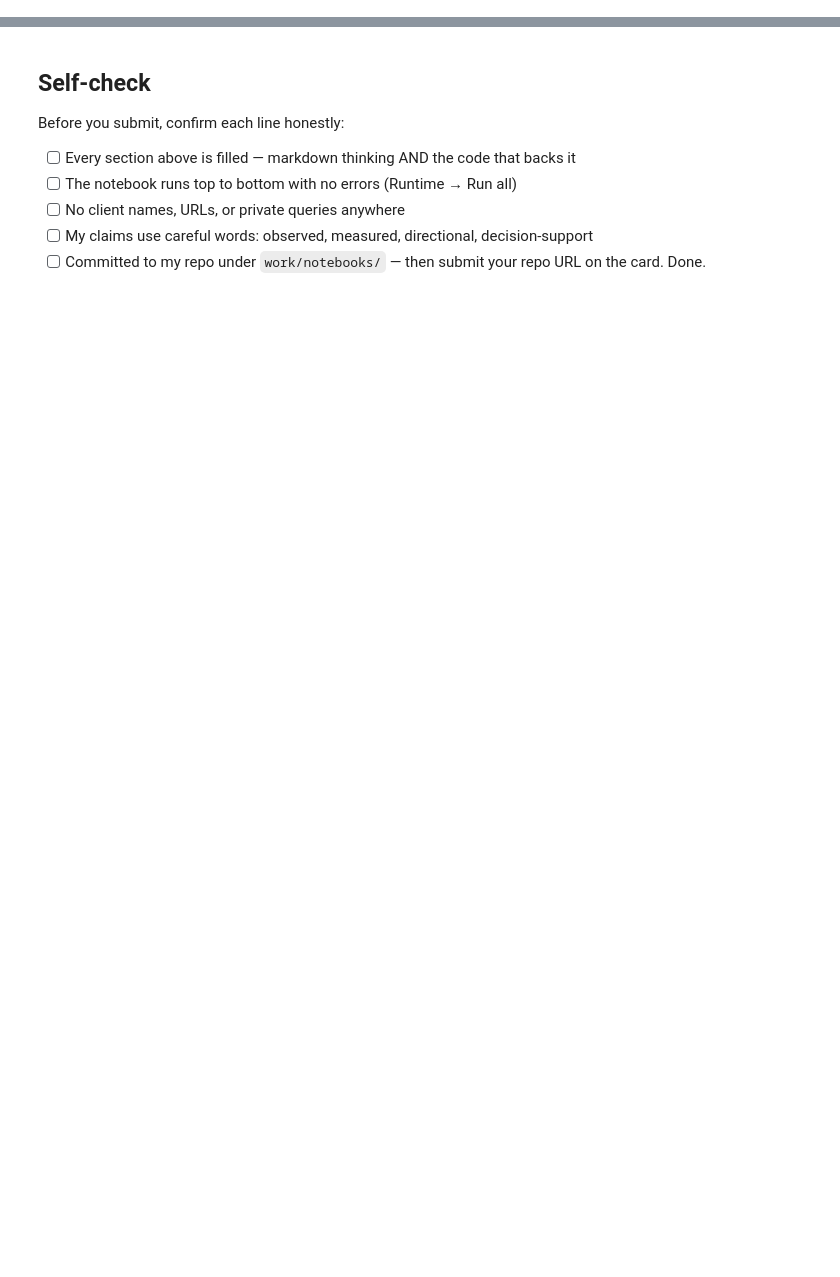
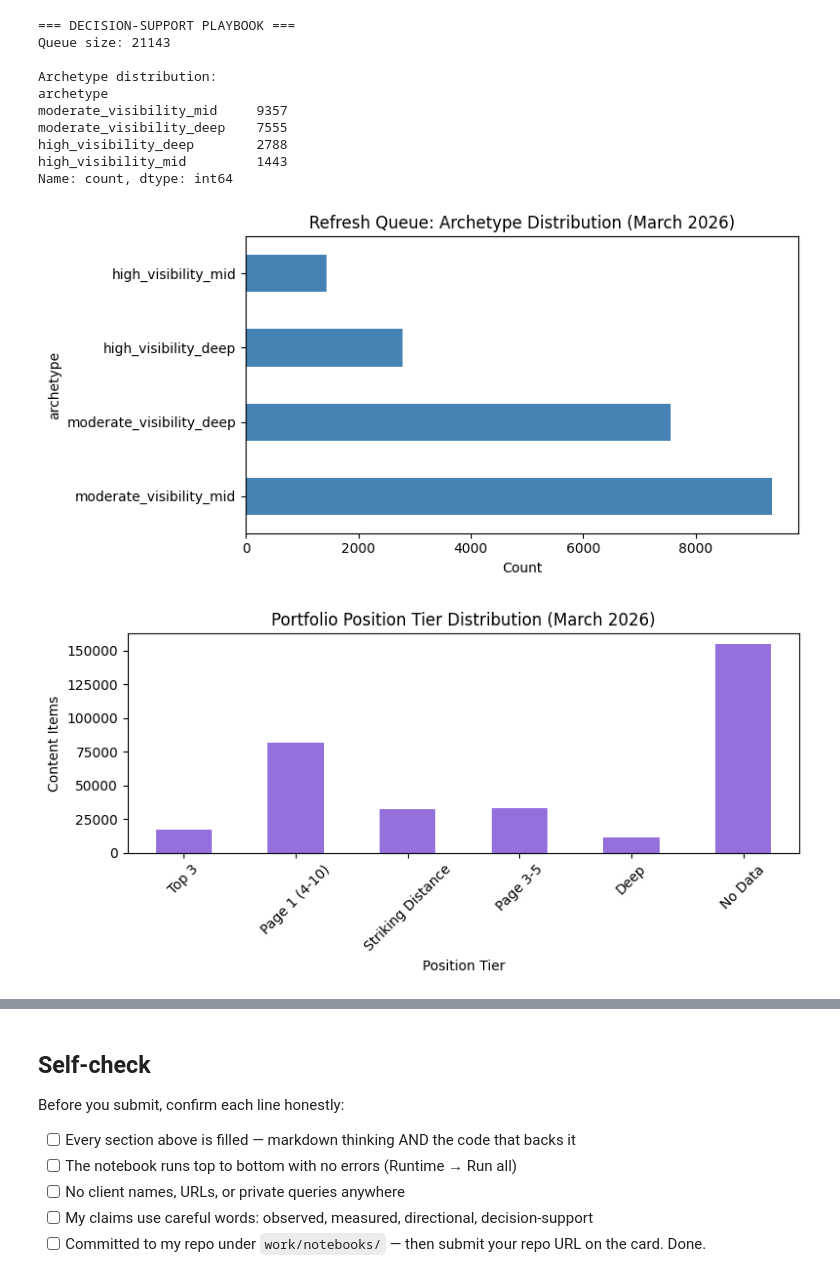
Before and after one commit to faheem-danish/internship-starter-1, a Jupyter notebook: work/notebooks/capstone.ipynb, the cells around one changed output, grey strips where cells are left out. Drawn from its saved outputs; the diff is of its cells as text; code cells hidden in the pictures; blank space fills up the shorter version.

```diff
--- a/work/notebooks/capstone.ipynb
+++ b/work/notebooks/capstone.ipynb
@@ -57,0 +673,78 @@ This skeleton is yours to fill. Work the sections **in order** — each one has
+# %%
+# This cell is for CODE (numbers, a query, a check).
+# Write your text answer in the cell ABOVE this one — typing sentences here breaks Run All.
+# Build the ranked queue
+queue = (
+    model_df[model_df["eligible"]]
+    .sort_values("baseline_score", ascending=False)
+    .reset_index(drop=True)
+)
+queue["rank"] = np.arange(1, len(queue) + 1)
+
+def assign_archetype(row):
+    imp = row["impressions"]
+    pos = row["avg_position"]
+    if imp >= 5000 and pos >= 21:
+        return "high_visibility_deep"
+    elif imp >= 5000 and pos >= 11:
+        return "high_visibility_mid"
+    elif imp >= 500 and pos >= 21:
+        return "moderate_visibility_deep"
+    elif imp >= 500 and pos >= 11:
+        return "moderate_visibility_mid"
+    else:
+        return "below_threshold"
+
+queue["archetype"] = queue.apply(assign_archetype, axis=1)
+queue["reason_code"] = "visible_position_opportunity"
+queue["action"] = "refresh_review"
+
+print("=== DECISION-SUPPORT PLAYBOOK ===")
+print("Queue size:", len(queue))
+print("\nArchetype distribution:")
+print(queue["archetype"].value_counts())
+
+# Figure: Archetype distribution
+fig, ax = plt.subplots(figsize=(8, 4))
+queue["archetype"].value_counts().plot(kind="barh", color="steelblue", ax=ax)
+ax.set_title("Refresh Queue: Archetype Distribution (March 2026)")
+ax.set_xlabel("Count")
+plt.tight_layout()
+plt.savefig("work/figures/archetype_distribution.png", dpi=150, bbox_inches="tight")
+plt.show()
+
+# Figure: Full portfolio position tiers
+def pos_tier(pos):
+    if pd.isna(pos): return "No Data"
+    elif pos <= 3:   return "Top 3"
+    elif pos <= 10:  return "Page 1 (4-10)"
+    elif pos <= 20:  return "Striking Distance"
+    elif pos <= 50:  return "Page 3-5"
+    else:            return "Deep"
+
+model_df["position_tier"] = model_df["avg_position"].apply(pos_tier)
+tier_order = ["Top 3", "Page 1 (4-10)", "Striking Distance", "Page 3-5", "Deep", "No Data"]
+tier_counts = model_df["position_tier"].value_counts().reindex(tier_order).fillna(0)
+
+fig, ax = plt.subplots(figsize=(8, 4))
+tier_counts.plot(kind="bar", color="mediumpurple", ax=ax)
+ax.set_title("Portfolio Position Tier Distribution (March 2026)")
+ax.set_ylabel("Content Items")
+ax.set_xlabel("Position Tier")
+plt.xticks(rotation=45)
+plt.tight_layout()
+plt.savefig("work/figures/position_tier_distribution.png", dpi=150, bbox_inches="tight")
+plt.show()
+# %% [output]
+=== DECISION-SUPPORT PLAYBOOK ===
+Queue size: 21143
+
+Archetype distribution:
+archetype
+moderate_visibility_mid     9357
+moderate_visibility_deep    7555
+high_visibility_deep        2788
+high_visibility_mid         1443
+Name: count, dtype: int64
+[figure, added]
+[figure, added]
```
Also changed, not shown: parts of 35 cells of this notebook.
